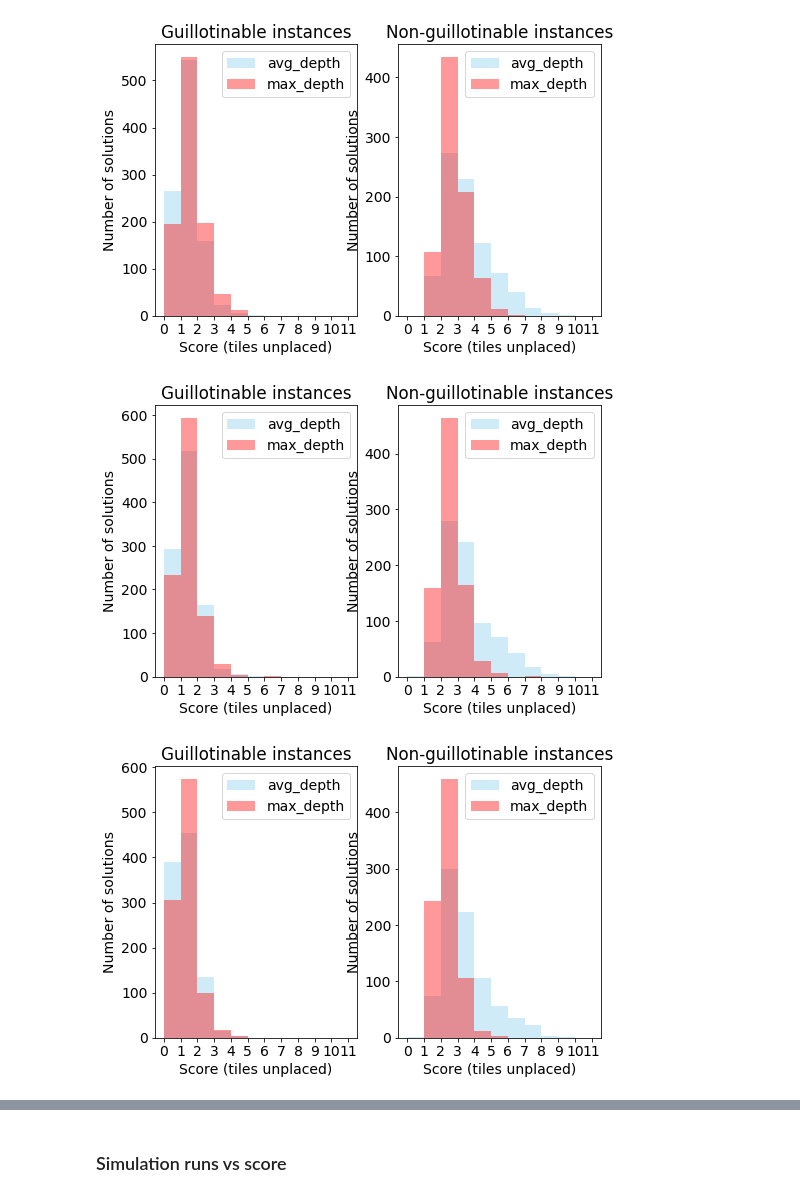
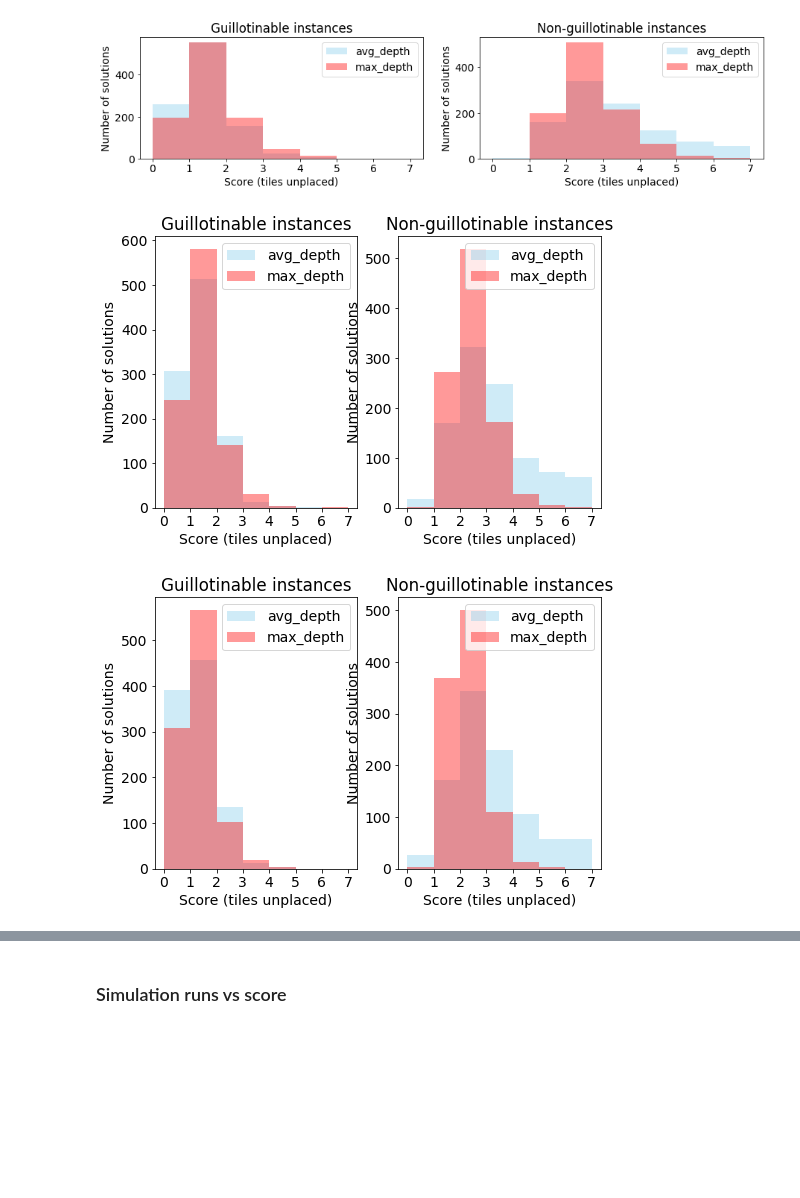
Before and after one commit to igorpejic/visapi, a Jupyter notebook: analsysis.ipynb, the cells around one changed output, grey strips where cells are left out. Drawn from its saved outputs; the diff is of its cells as text; code cells hidden in the pictures; blank space fills up the shorter version.

Commit message:
results with 1000 instances each

```diff
--- a/analsysis.ipynb
+++ b/analsysis.ipynb
@@ -96,8 +99,8 @@ for n_sim in N_SIM:
     calc_p_value(Result.objects.filter(problem_id__in=best_problem_ids, **common_args), g_max_depth_instances, g_avg_depth_instances)
 
     common_args['problem_generator'] = 'florian'
-    ng_avg_depth_instances = Result.objects.filter(strategy='avg_depth', **common_args)
-    ng_max_depth_instances = Result.objects.filter(strategy='max_depth', **common_args)
+    ng_avg_depth_instances = Result.objects.filter(strategy='avg_depth', their_id__in=best_their_ids,  **common_args)
+    ng_max_depth_instances = Result.objects.filter(strategy='max_depth', their_id__in=best_their_ids, **common_args)
     ng_avg_depth_scores = ng_avg_depth_instances.values('score')
     ng_max_depth_scores = ng_max_depth_instances.values('score')
 
@@ -136,34 +139,34 @@ for n_sim in N_SIM:
         'score__isnull': False, 'improved_sel': True,
         'n_simulations': n_sim
     }
     f, axes = plt.subplots(1, 2)
-    bins = np.arange(0, 12)
+    bins = np.arange(0, 8)
     for i in range(2):
         if i == 0:
             common_args['problem_generator'] = 'guillotine'
             title = 'Guillotinable instances'
             avg_depth_scores = Result.objects.filter(problem_id__in=best_problem_ids, strategy='avg_depth', **common_args).values('score')
             max_depth_scores = Result.objects.filter(problem_id__in=best_problem_ids, strategy='max_depth', **common_args).values('score')
         else:
             title = 'Non-guillotinable instances'
             common_args['problem_generator'] = 'florian'
             avg_depth_scores = Result.objects.filter(their_id__in=best_their_ids, strategy='avg_depth', **common_args).values('score')
             max_depth_scores = Result.objects.filter(their_id__in=best_their_ids, strategy='max_depth', **common_args).values('score')
 
         sns.distplot(score_to_int(pd.DataFrame.from_records(avg_depth_scores)),
                      kde=False, color='skyblue', label='avg_depth', bins=bins, ax=axes[i])
         sns.distplot(score_to_int(pd.DataFrame.from_records(max_depth_scores)),
                           kde=False, color='red', label='max_depth', bins=bins, ax=axes[i])
         axes[i].xaxis.set_major_locator(ticker.MultipleLocator(1))
         axes[i].xaxis.set_major_formatter(ticker.ScalarFormatter())
         # plt.xlim(left=i)
         axes[i].set_ylabel('Number of solutions')
         axes[i].set_xlabel('Score (tiles unplaced)')
         axes[i].set_title(title)
         axes[i].legend()
     plt.rcParams["figure.figsize"] = (8,5)
     plt.show()
 # %% [output]
-[figure, old version]
+[figure, new version]
-[figure, old version]
+[figure, new version]
-[figure, old version]
+[figure, new version]
```
Also changed, not shown: parts of 10 cells of this notebook.
